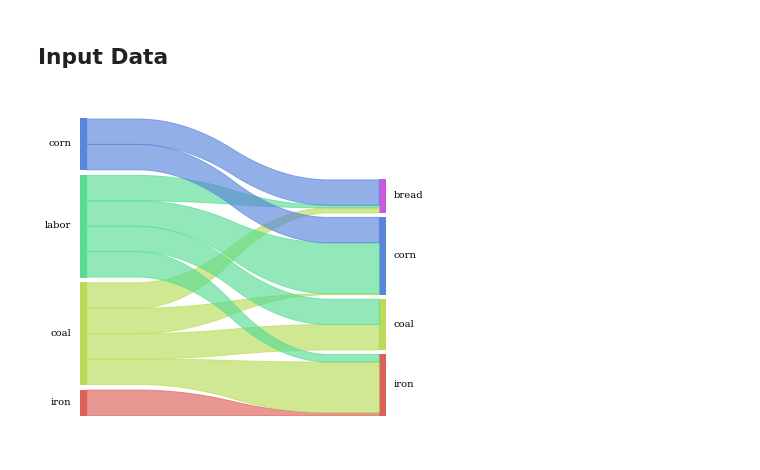
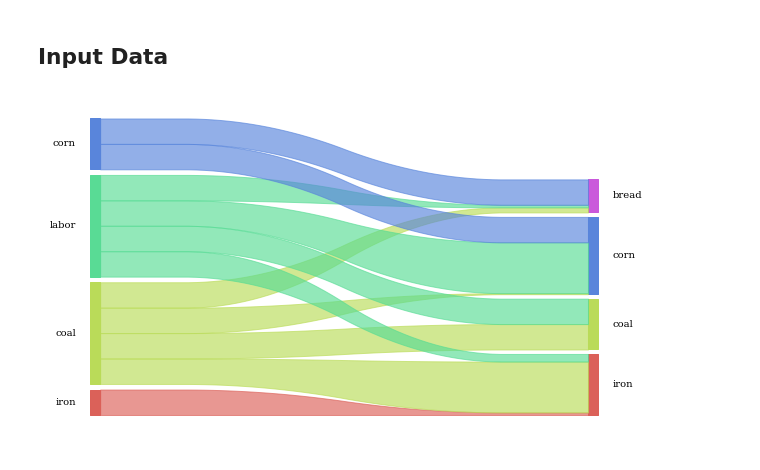
Before and after one commit to rakvat/planning, a Jupyter notebook: experiment2/visuals-sankey.ipynb, the cells around one changed output. Saved outputs shown, nothing was run; the diff lists cells and outputs as text; code cells hidden in the pictures.

```diff
--- a/experiment2/visuals-sankey.ipynb
+++ b/experiment2/visuals-sankey.ipynb
@@ -12,23 +12,23 @@ products = targets[0:-1]
 # %%
 from pysankey import sankey
 import matplotlib.pyplot as plt
 %matplotlib inline
 
 sankey_inputs = []
 sankey_products = []
 sankey_flows = []
 for p in products:
     for counter, the_input in enumerate(targets):
         if (flow[p][counter] > 0):
             sankey_inputs.append(the_input)
             sankey_products.append(p)
             sankey_flows.append(flow[p][counter])
 sankey(
     left=sankey_inputs, right=sankey_products, rightWeight=sankey_flows, aspect=20,
     fontsize=10, figureName='out/product_flows'
 )
 
-plt.gcf().set_size_inches(6,6)
-plt.savefig('out/product_flows.png',bbox_inches='tight',dpi=150)
+plt.gcf().set_size_inches(10,6)
+plt.savefig('out/product_flows.png',bbox_inches='tight',dpi=100)
 # %% [output]
-[figure, old version]
+[figure, new version]
```
Also changed, not shown: parts of 1 cell of this notebook, 6 other files.
